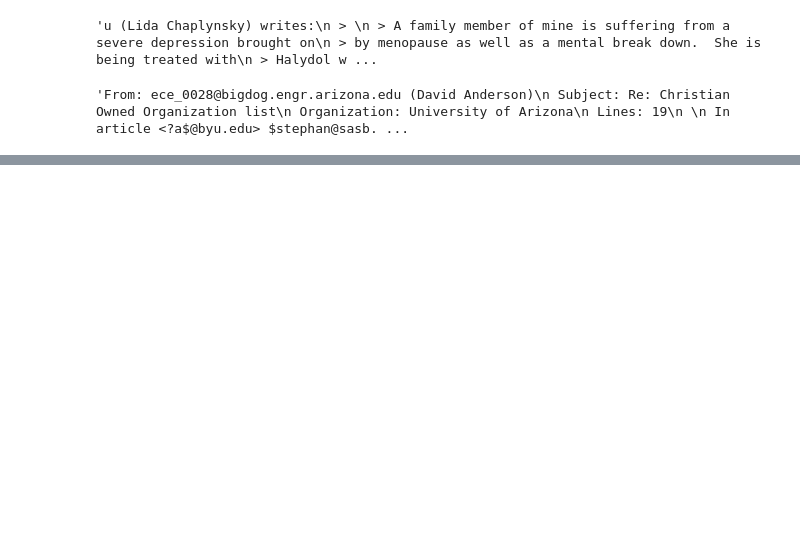
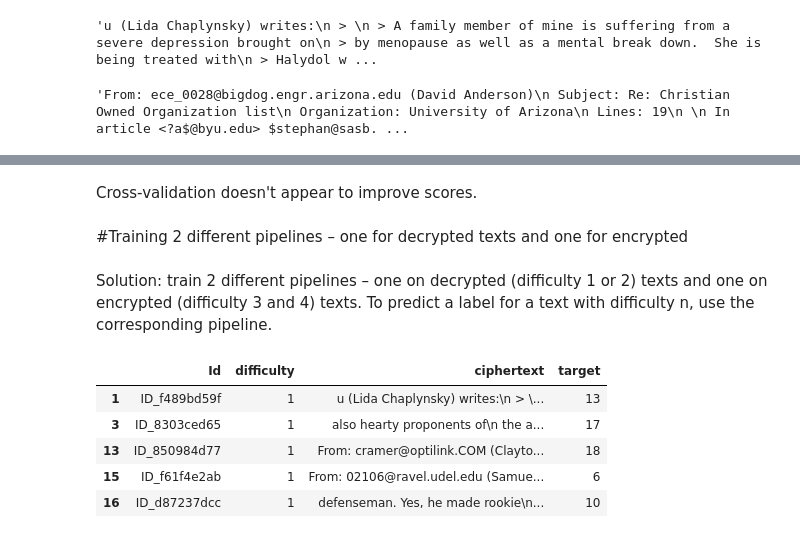
Before and after one commit to vyhuholl/ciphertext_multiclass_classification, a Jupyter notebook: 20_newsgroups_ciphertext.ipynb, the cells around one changed output, grey strips where cells are left out. Drawn from its saved outputs; the diff is of its cells as text; code cells hidden in the pictures; blank space fills up the shorter version.

```diff
--- a/20_newsgroups_ciphertext.ipynb
+++ b/20_newsgroups_ciphertext.ipynb
@@ -219,0 +250,29 @@ f1_score(y_pred, y_test, average='macro')
+# %% [markdown]
+Cross-validation doesn't appear to improve scores.
+# %% [markdown]
+#Training 2 different pipelines – one for decrypted texts and one for encrypted
+# %% [markdown]
+Solution: train 2 different pipelines – one on decrypted (difficulty 1 or 2) texts and one on encrypted (difficulty 3 and 4) texts. To predict a label for a text with difficulty n, use the corresponding pipeline.
+# %%
+vect_decrypt = TfidfVectorizer(analyzer='word', lowercase=False, ngram_range=(1, 6))
+vect_encrypt = TfidfVectorizer(analyzer='char', lowercase=False, ngram_range=(1, 6))
+clf_decrypt = LinearSVC()
+clf_encrypt = LinearSVC()
+pipeline_decrypt = Pipeline([('vect', vect_decrypt), ('clf', clf_decrypt)])
+pipeline_encrypt = Pipeline([('vect', vect_encrypt), ('clf', clf_encrypt)])
+
+df_diff1 = df[df['difficulty'] == 1]
+df_diff2 = df[df['difficulty'] == 2]
+df_decrypt = pd.concat([df_diff1, df_diff2])
+df_diff3 = df[df['difficulty'] == 3]
+df_diff4 = df[df['difficulty'] == 4]
+df_encrypt = pd.concat([df_diff3, df_diff4])
+# %%
+df_decrypt.head()
+# %% [output]
+|  | Id | difficulty | ciphertext | target |
+| 1 | ID_f489bd59f | 1 | u (Lida Chaplynsky) writes:\n > \... | 13 |
+| 3 | ID_8303ced65 | 1 | also hearty proponents of\n the a... | 17 |
+| 13 | ID_850984d77 | 1 | From: cramer@optilink.COM (Clayto... | 18 |
+| 15 | ID_f61f4e2ab | 1 | From: 02106@ravel.udel.edu (Samue... | 6 |
+| 16 | ID_d87237dcc | 1 | defenseman. Yes, he made rookie\n... | 10 |
```
Also changed, not shown: parts of 53 cells of this notebook, 1 other file.
